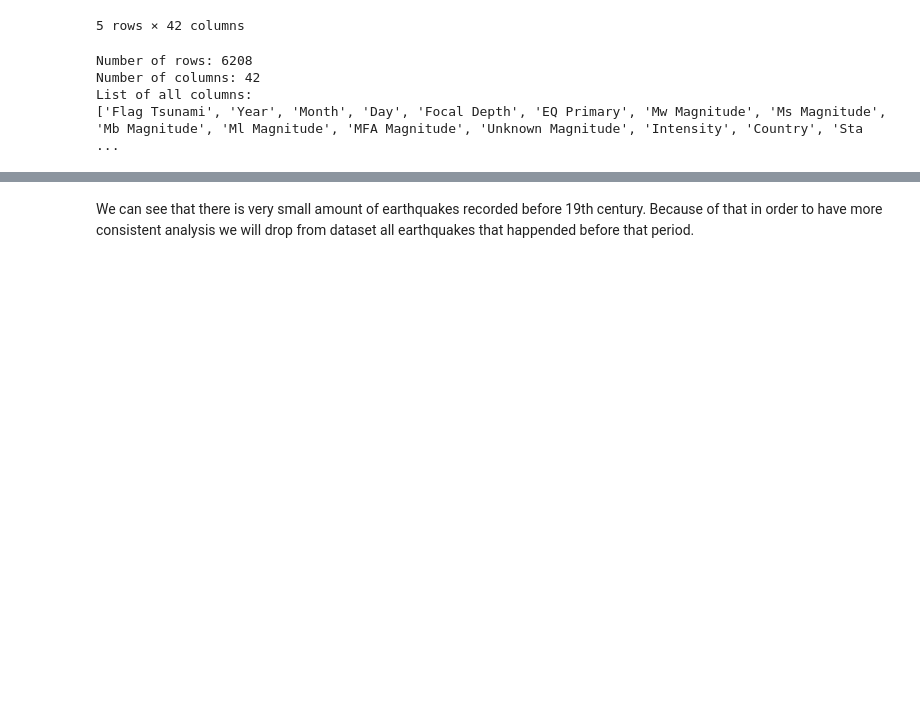
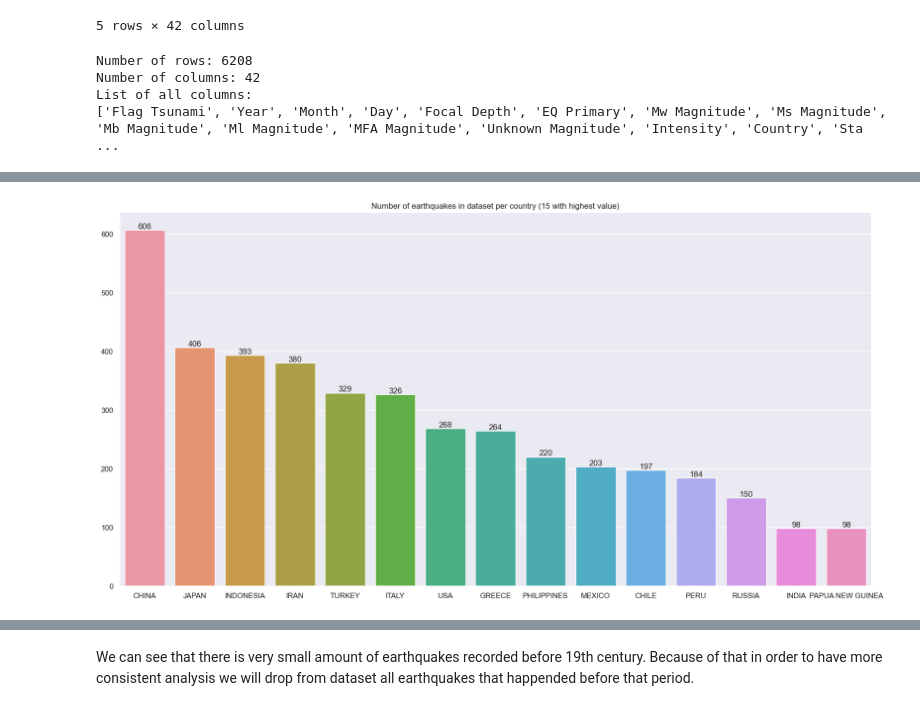
Before and after one commit to DejanGjer/Earthquakes-EDA, a Jupyter notebook: project.ipynb, the cells around one changed output, grey strips where cells are left out. Cells and saved outputs as stored; diff of their text form; code cells hidden in the pictures; blank space fills up the shorter version.

```diff
--- a/project.ipynb
+++ b/project.ipynb
@@ -139,0 +202,3 @@ Feature Engineering will be performed for each of this column groups separately.
+# %%
+# Set these changes to original dataset
+data[basic_info_columns] = basic_data
@@ -139,0 +207,4 @@ Feature Engineering will be performed for each of this column groups separately.
+# %%
+location_columns = ["Coordinates", "Country", "State", "Location name", "Region code"]
+location_data = data[location_columns]
+location_data.tail()
@@ -139,0 +234,5 @@ Feature Engineering will be performed for each of this column groups separately.
+# %%
+# Region code is numerical value, but it is actually categorical
+print(location_data["Region code"].value_counts().sort_index())
+# We can convert it to integer for now
+location_data = location_data.astype({"Region code": "Int16"})
@@ -139,0 +259,15 @@ Feature Engineering will be performed for each of this column groups separately.
+# %%
+# We will split coordinates into latitude and longitude
+location_data[["Latitude", "Longitude"]] = location_data["Coordinates"].str.split(",", n=1, expand=True)
+location_data.astype({"Latitude": "Float64", "Longitude": "Float64"})
+location_data.drop("Coordinates", axis=1, inplace=True)
+# %%
+# Number of eartquakes by country
+earthquakes_by_country = location_data["Country"].value_counts()[:15]
+sns.set(font_scale=1, rc={"figure.figsize": (20, 10)})
+ax = sns.barplot(x=earthquakes_by_country.index, y=earthquakes_by_country.values)
+ax.bar_label(ax.containers[0])
+plt.title("Number of earthquakes in dataset per country (15 with highest value)")
+plt.show()
+# %% [output]
+[figure, added]
```
Also changed, not shown: parts of 38 cells of this notebook, 2 other files.
